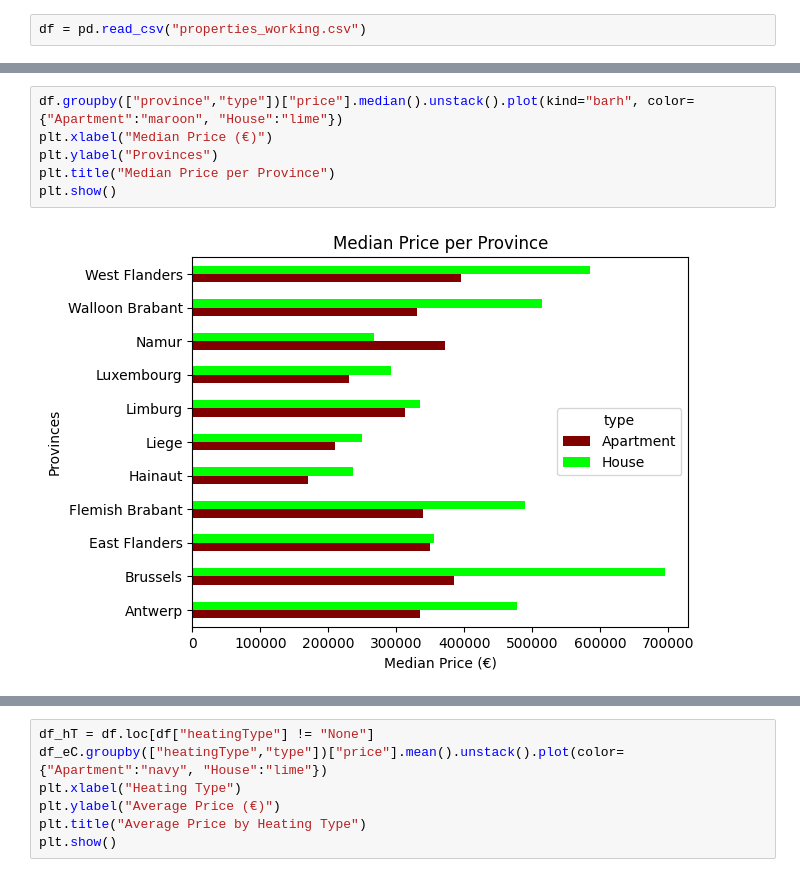
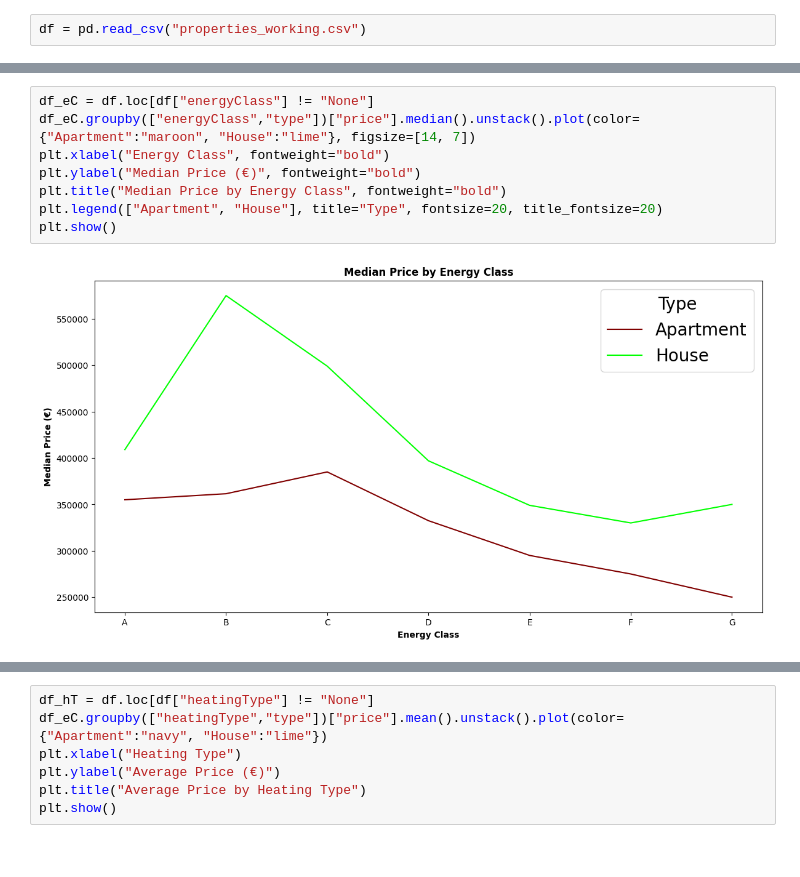
Before and after one commit to m9tadeo/real-estate-price-prediction, a Jupyter notebook: data_analysis/data_analysis_2.ipynb, the cells around one changed output, grey strips where cells are left out. Saved outputs shown, nothing was run; the diff lists cells and outputs as text.

```diff
--- a/data_analysis/data_analysis_2.ipynb
+++ b/data_analysis/data_analysis_2.ipynb
@@ -39,8 +56,10 @@ plt.show()
 # %%
-df.groupby(["province","type"])["price"].median().unstack().plot(kind="barh", color={"Apartment":"maroon", "House":"lime"})
-plt.xlabel("Median Price (€)")
-plt.ylabel("Provinces")
-plt.title("Median Price per Province")
+df_eC = df.loc[df["energyClass"] != "None"]
+df_eC.groupby(["energyClass","type"])["price"].median().unstack().plot(color={"Apartment":"maroon", "House":"lime"}, figsize=[14, 7])
+plt.xlabel("Energy Class", fontweight="bold")
+plt.ylabel("Median Price (€)", fontweight="bold")
+plt.title("Median Price by Energy Class", fontweight="bold")
+plt.legend(["Apartment", "House"], title="Type", fontsize=20, title_fontsize=20)
 plt.show()
 # %% [output]
-[figure, old version]
+[figure, new version]
```
Also changed, not shown: parts of 7 cells of this notebook, 3 other files.
